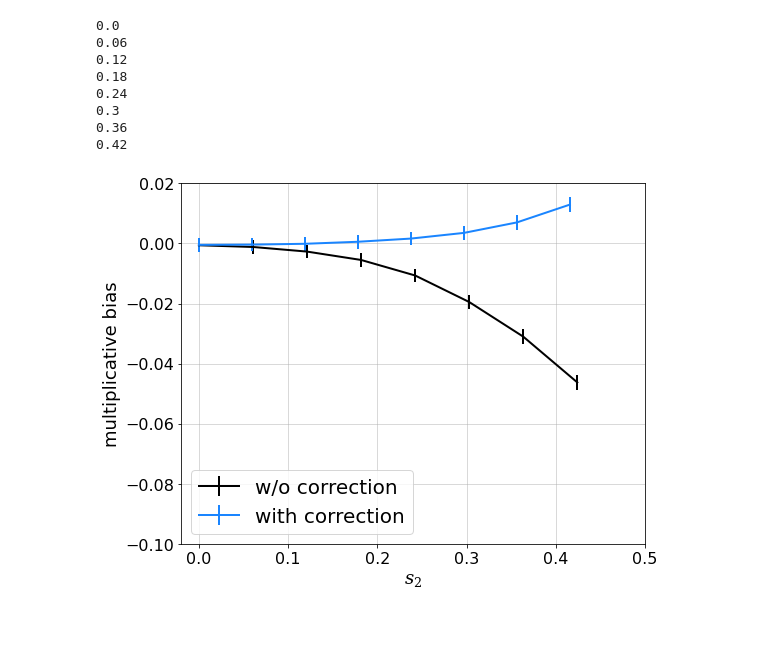
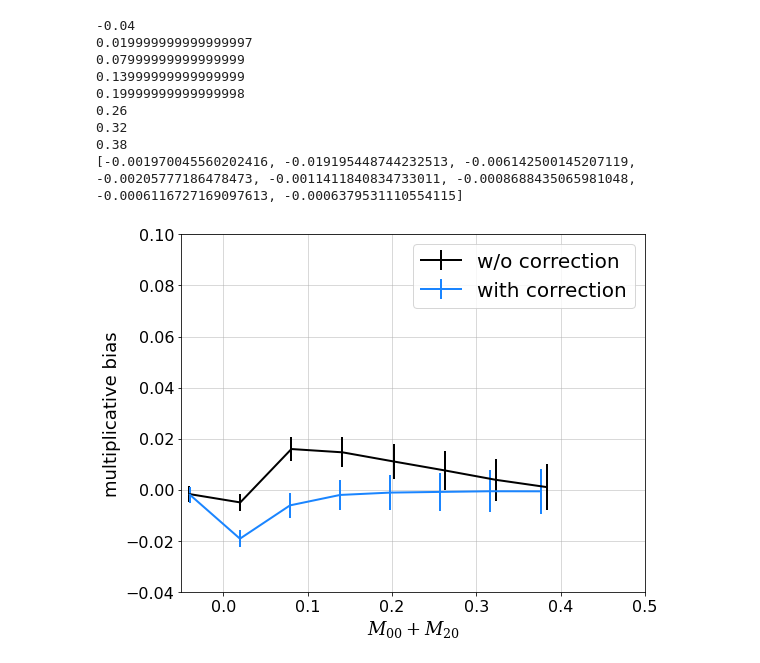
Before and after one commit to mr-superonion/FPFS_notebooks, a Jupyter notebook: ipynb/4_sheartest_noisy/5_fourierShapelets_noisy_resolution.ipynb, the cells around one changed output. Cells and saved outputs as stored; diff of their text form; code cells hidden in the pictures; blank space fills up the shorter version.

```diff
--- a/ipynb/4_sheartest_noisy/5_fourierShapelets_noisy_resolution.ipynb
+++ b/ipynb/4_sheartest_noisy/5_fourierShapelets_noisy_resolution.ipynb
@@ -150,7 +155,7 @@ nver='var4em3' # 'var0em0'#
 # read noiseless data
 outNN1=[]
 outNN2=[]
-for _i in range(400):
+for _i in range(200):
     _a1=fitsio.read(os.path.join(simDir,'srcfs2_%sCenter-%s_%s/psf60/fpfs-%s-%04d-g1-0000.fits' %(gver,nver,ver,dver,_i)))
     _a2=fitsio.read(os.path.join(simDir,'srcfs2_%sCenter-%s_%s/psf60/fpfs-%s-%04d-g1-2222.fits' %(gver,nver,ver,dver,_i)))
     outNN1.append(_a1)
@@ -161,9 +166,9 @@ outNN2 =   rfn.stack_arrays(outNN2,usemask=False)
 detM1=   pdet.peak2det(outNN1)
 detM2=   pdet.peak2det(outNN2)
 # %%
-Const  =   50
+Const  =   3e-2
 noirev =   True
-ellM1  =   fpfs.fpfsBase.fpfsM2E(outNN1,dets=detM1,const=Const,noirev=noirev)
-ellM2  =   fpfs.fpfsBase.fpfsM2E(outNN2,dets=detM2,const=Const,noirev=noirev)
+ellM1  =   fpfs.catutil.fpfsM2E(outNN1,dets=detM1,const=Const,noirev=noirev)
+ellM2  =   fpfs.catutil.fpfsM2E(outNN2,dets=detM2,const=Const,noirev=noirev)
 gc.collect()
 # %% [output]
@@ -311,17 +447,21 @@ y2=[]
 yerr=[]
 
 
+gc.collect()
 plt.close()
 fig,axes=pltutil.make_figure_axes(1,1)
 ax=axes[0]
 
-xlabel='$s_2$'
-ax.set_xlim(-0.02,0.5)
-selnm='fpfs_s2'
-cornm='fpfs_RS2'
+xlabel='$M_{00}+M_{20}$'
+ax.set_xlim(-0.05,0.5)
+
+scol1=outNN1['fpfs_M00']+outNN1['fpfs_M20']
+scol2=outNN2['fpfs_M00']+outNN2['fpfs_M20']
+ccol1=ellM1['fpfs_RS0']+ellM1['fpfs_RS2']
+ccol2=ellM2['fpfs_RS0']+ellM2['fpfs_RS2']
 
 dcc=0.06 # delta cut
-cutB=0.00 #
+cutB=-0.04 #
 cutsig=0.05
 
 for i in range(0,8):
@@ -332,46 +472,48 @@ for i in range(0,8):
     # weight array
     ws1 = np.ones(len(detM1))
     if use_sig:
-        _wtmp= sigmoid_func(ellM1[selnm],mu=cut,sigma=cutsig)
+        _wtmp= sigmoid_func(scol1,mu=cut,sigma=cutsig)
     else:
-        _wtmp= truncSine_func(ellM1[selnm],mu=cut,sigma=cutsig)
+        _wtmp= truncSine_func(scol1,mu=cut,sigma=cutsig)
     ws1=ws1*_wtmp
 
     # weight array
     ws2 = np.ones(len(detM2))
     if use_sig:
-        _wtmp= sigmoid_func(ellM2[selnm],mu=cut,sigma=cutsig)
+        _wtmp= sigmoid_func(scol2,mu=cut,sigma=cutsig)
     else:
-        _wtmp= truncSine_func(ellM2[selnm],mu=cut,sigma=cutsig)
+        _wtmp= truncSine_func(scol2,mu=cut,sigma=cutsig)
     ws2=ws2*_wtmp
 
-    cor1,cor1b = get_selbias(ellM1[selnm],ellM1[cornm],ws1,cut,cutsig)
-    cor2,cor2b = get_selbias(ellM2[selnm],ellM2[cornm],ws2,cut,cutsig)
+    cor1,cor1b = get_selbias(scol1,ccol1,ws1,cut,cutsig)
+    cor2,cor2b = get_selbias(scol2,ccol2,ws2,cut,cutsig)
     de   = np.sum(ellM2['fpfs_e1']*ws2)-np.sum(ellM1['fpfs_e1']*ws1)
     rave = (np.sum(ellM2['fpfs_RE']*ws2)+np.sum(ellM1['fpfs_RE']*ws1))/2.
     raveR= (np.sum(ellM2['fpfs_RE']*ws2)+np.sum(ellM1['fpfs_RE']*ws1)+cor1+cor2)/2.
     x.append(cut)
     y1.append(de/rave/0.04-1)
     y2.append(de/raveR/0.04-1)
     yerr.append(0.15*np.sqrt(np.sum((ellM2['fpfs_RE']*ws2)**2.))/raveR/0.04)
 gc.collect()
 
 ax.errorbar(np.array(x)*1.01,np.array(y1),np.array(yerr),label='w/o correction',color=pltutil.colors[0])
 ax.errorbar(np.array(x)/1.01,np.array(y2),np.array(yerr),label='with correction',color=pltutil.colors[1])
 ax.set_xlabel(xlabel)
 ax.set_ylabel('multiplicative bias')
-ax.set_ylim(-0.10,0.02)
+ax.set_ylim(-0.04,0.10)
 ax.grid()
 ax.legend()
 plt.tight_layout()
 #fig.savefig('../../html/noisy_knownRef_%s.png' %pn)
+print(y2)
 # %% [output]
-0.0
-0.06
-0.12
-0.18
-0.24
-0.3
-0.36
-0.42
+-0.04
+0.019999999999999997
+0.07999999999999999
+0.13999999999999999
+0.19999999999999998
+0.26
+0.32
+0.38
+[-0.001970045560202416, -0.019195448744232513, -0.006142500145207119, -0.00205777186478473, -0.0011411840834733011, -0.0008688435065981048, -0.0006116727169097613, -0.0006379531110554115]
-[figure, old version]
+[figure, new version]
```
Also changed, not shown: parts of 19 cells of this notebook, 7 other files.
